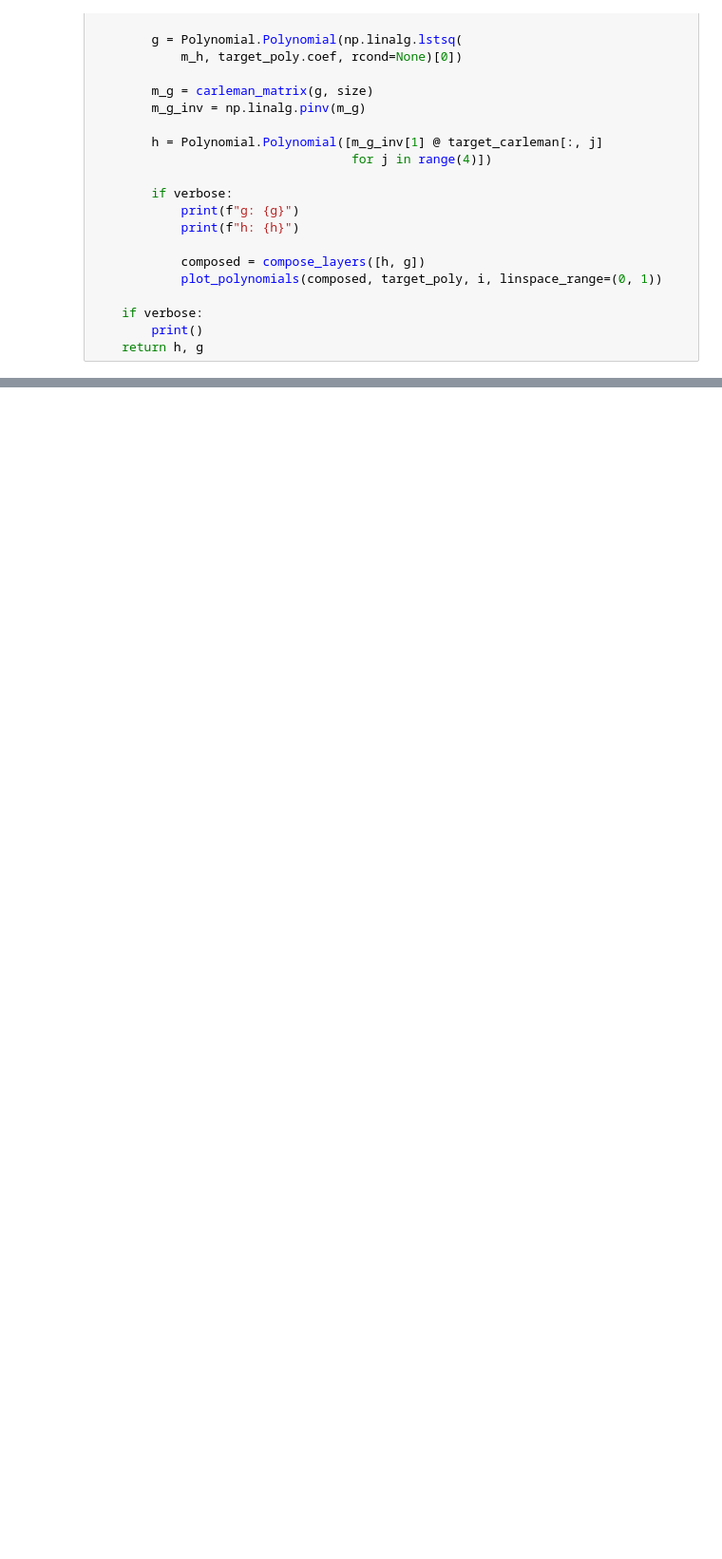
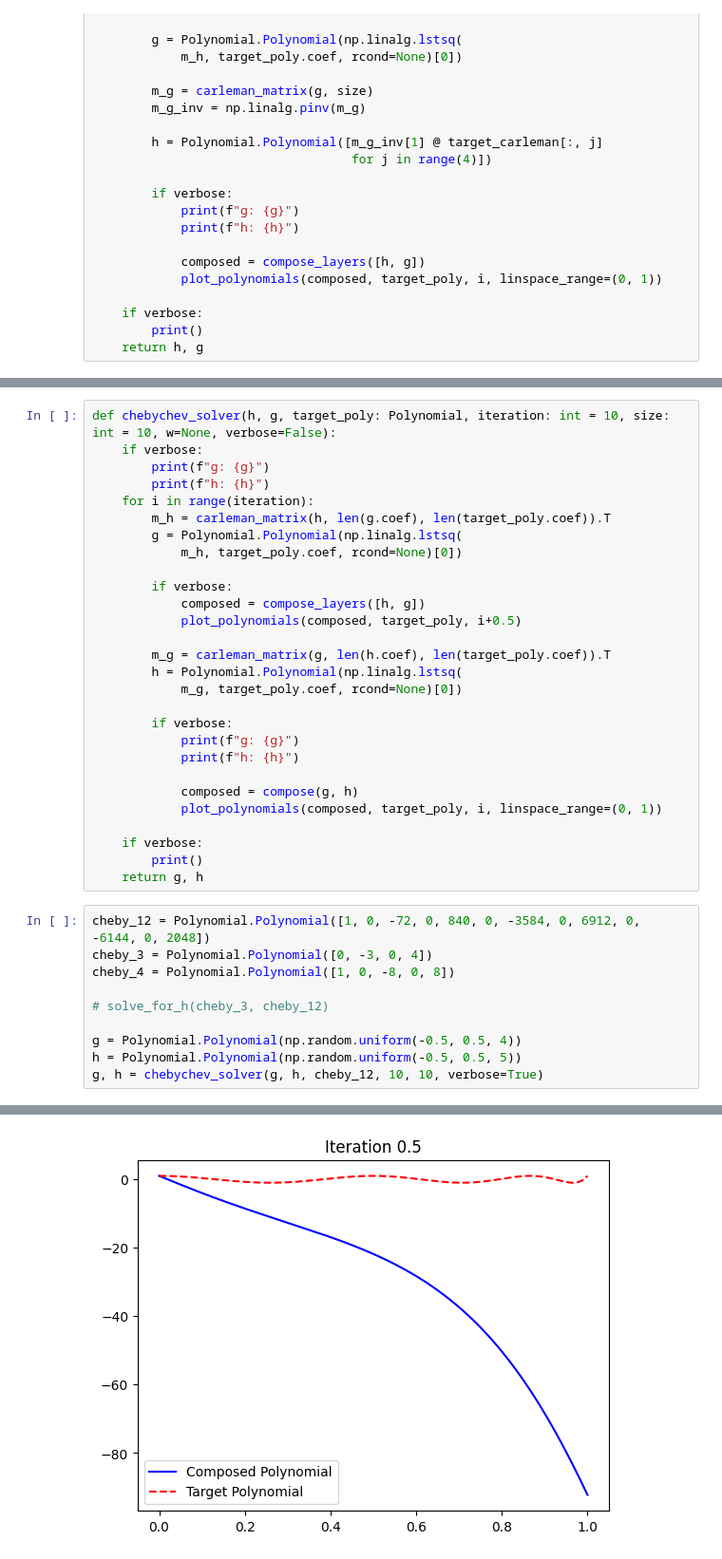
Before and after one commit to Scezaquer/polynomial-composition, a Jupyter notebook: carleman_upper_triangular.ipynb, the cells around one changed output, grey strips where cells are left out. Shown at 95% size. Drawn from its saved outputs; the diff is of its cells as text; blank space fills up the shorter version.

```diff
--- a/carleman_upper_triangular.ipynb
+++ b/carleman_upper_triangular.ipynb
@@ -154,0 +244,39 @@ plt.show()
+# %%
+def chebychev_solver(h, g, target_poly: Polynomial, iteration: int = 10, size: int = 10, w=None, verbose=False):
+    if verbose:
+        print(f"g: {g}")
+        print(f"h: {h}")
+    for i in range(iteration):
+        m_h = carleman_matrix(h, len(g.coef), len(target_poly.coef)).T
+        g = Polynomial.Polynomial(np.linalg.lstsq(
+            m_h, target_poly.coef, rcond=None)[0])
+
+        if verbose:
+            composed = compose_layers([h, g])
+            plot_polynomials(composed, target_poly, i+0.5)
+
+        m_g = carleman_matrix(g, len(h.coef), len(target_poly.coef)).T
+        h = Polynomial.Polynomial(np.linalg.lstsq(
+            m_g, target_poly.coef, rcond=None)[0])
+
+        if verbose:
+            print(f"g: {g}")
+            print(f"h: {h}")
+
+            composed = compose(g, h)
+            plot_polynomials(composed, target_poly, i, linspace_range=(0, 1))
+
+    if verbose:
+        print()
+    return g, h
+# %%
+cheby_12 = Polynomial.Polynomial([1, 0, -72, 0, 840, 0, -3584, 0, 6912, 0, -6144, 0, 2048])
+cheby_3 = Polynomial.Polynomial([0, -3, 0, 4])
+cheby_4 = Polynomial.Polynomial([1, 0, -8, 0, 8])
+
+# solve_for_h(cheby_3, cheby_12)
+
+g = Polynomial.Polynomial(np.random.uniform(-0.5, 0.5, 4))
+h = Polynomial.Polynomial(np.random.uniform(-0.5, 0.5, 5))
+g, h = chebychev_solver(g, h, cheby_12, 10, 10, verbose=True)
+# %% [output]
@@ -154,0 +285 @@ plt.show()
+[figure, added]
```
Also changed, not shown: parts of 10 cells of this notebook, 13 other files.
